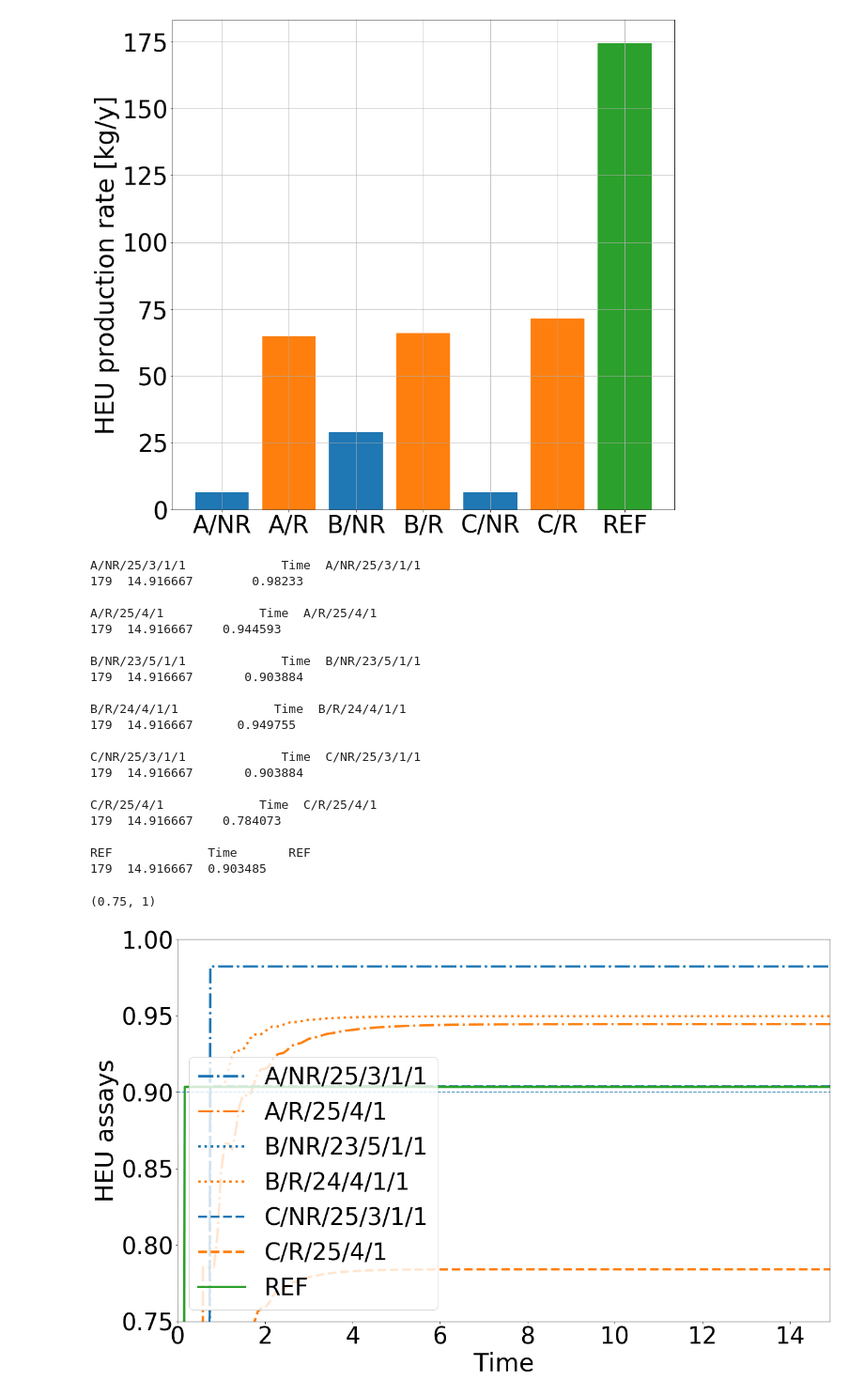
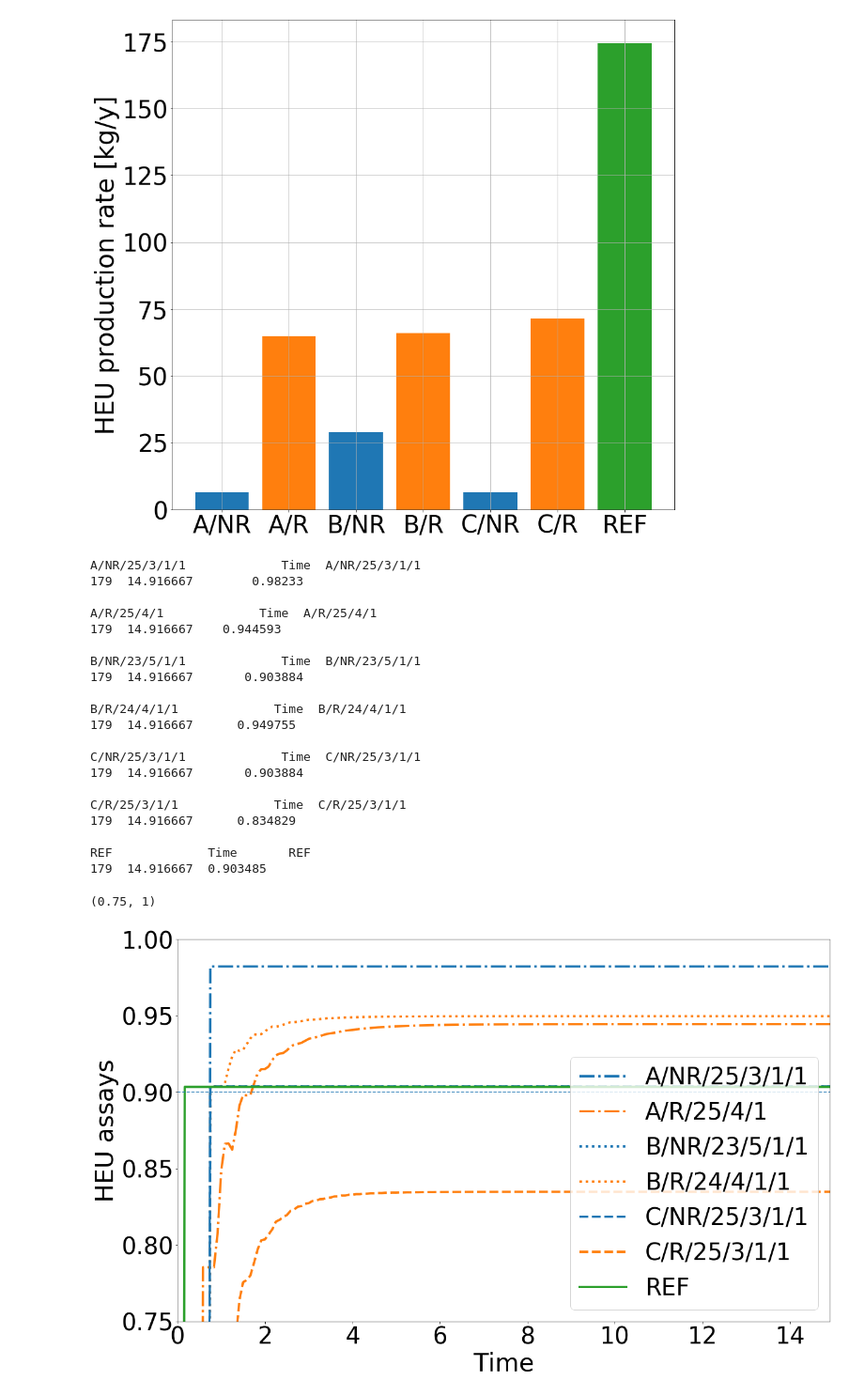
Before and after one commit to stompsjo/enrich_inmm, a Jupyter notebook: Production.ipynb, the cells around one changed output. Shown at 94% size. Saved outputs shown, nothing was run; the diff lists cells and outputs as text; code cells hidden in the pictures.

```diff
--- a/Production.ipynb
+++ b/Production.ipynb
@@ -105,8 +105,8 @@ files = ['case_1/NR_25_3_1_1.sqlite',
          'case_2/NR_25_3_1_1.sqlite',
          'case_2/R_24_4_1_1.sqlite',
          'case_3/NR_25_3_1_1.sqlite',
-         'case_3/R_25_4_1.sqlite',
-         'ref/ref.h5']
+         'case_3/R_25_3_1_1.sqlite',
+         'ref/ref.sqlite']
 receivers = ['storage_3',
         'storage_2',
         'storage_3',
@@ -121,7 +121,7 @@ uma_235u = 235043928.190e-6
 style = ['-.', '-.', ':', ':', '--','--','-']
 color = ['C0', 'C1', 'C0', 'C1', 'C0','C1','C2']
 
-c_names = ['A/NR/25/3/1/1','A/R/25/4/1','B/NR/23/5/1/1','B/R/24/4/1/1','C/NR/25/3/1/1','C/R/25/4/1','REF']
+c_names = ['A/NR/25/3/1/1','A/R/25/4/1','B/NR/23/5/1/1','B/R/24/4/1/1','C/NR/25/3/1/1','C/R/25/3/1/1','REF']
 
 LEU_qty_case_2_x = []
 plt_LEU_qty_case_2_x = []
@@ -135,33 +135,33 @@ for i in range(7):
     df_['Time'] *= 1/12.
     LEU_qty_case_2_x.append(df_)
     plt_LEU_qty_case_2_x.append( (LEU_qty_case_2_x[i], c_names[i]) )
     print(c_names[i], " ", df_.tail(1), "\n")
 
 pdh.MakePlot(plt_LEU_qty_case_2_x, "Time", "HEU assays", linestyle=style, color=color, mk="", lw=4  )
 plt.axhline(y=0.9, linestyle="--")
 
 x = np.arange(0, 16, 1);
 plt.ylim(0.75,1)
 # %% [output]
 A/NR/25/3/1/1             Time  A/NR/25/3/1/1
 179  14.916667        0.98233
 
 A/R/25/4/1             Time  A/R/25/4/1
 179  14.916667    0.944593
 
 B/NR/23/5/1/1             Time  B/NR/23/5/1/1
 179  14.916667       0.903884
 
 B/R/24/4/1/1             Time  B/R/24/4/1/1
 179  14.916667      0.949755
 
 C/NR/25/3/1/1             Time  C/NR/25/3/1/1
 179  14.916667       0.903884
 
-C/R/25/4/1             Time  C/R/25/4/1
-179  14.916667    0.784073
+C/R/25/3/1/1             Time  C/R/25/3/1/1
+179  14.916667      0.834829
 
 REF             Time       REF
 179  14.916667  0.903485
 (0.75, 1)
-[figure, old version]
+[figure, new version]
```
Also changed, not shown: 49 other files.
